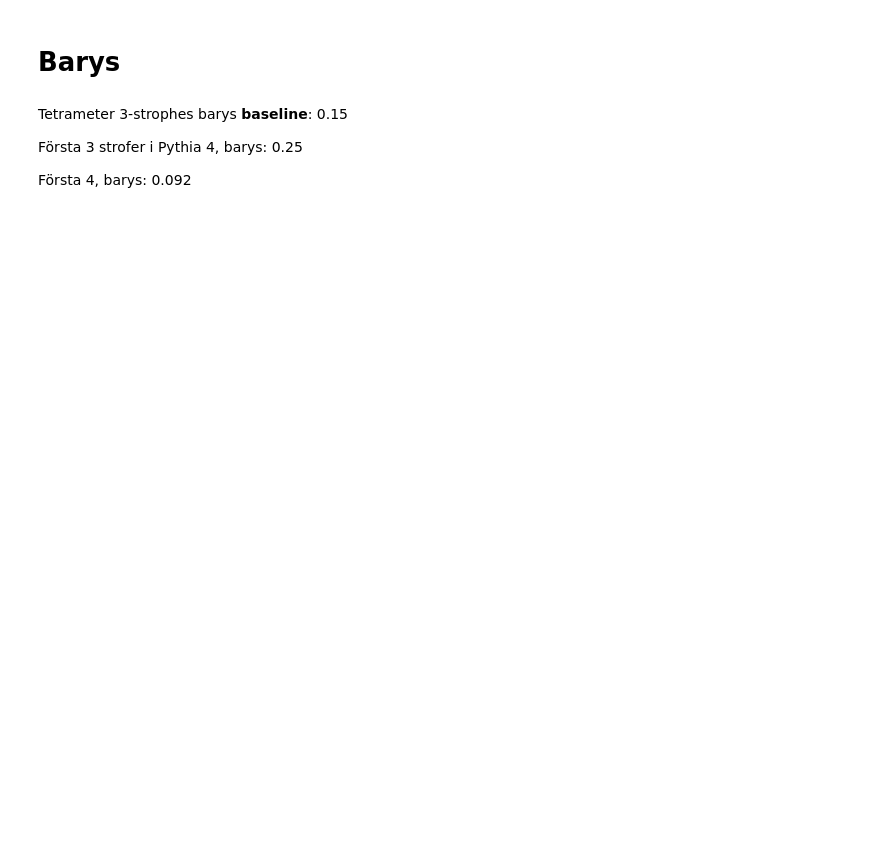
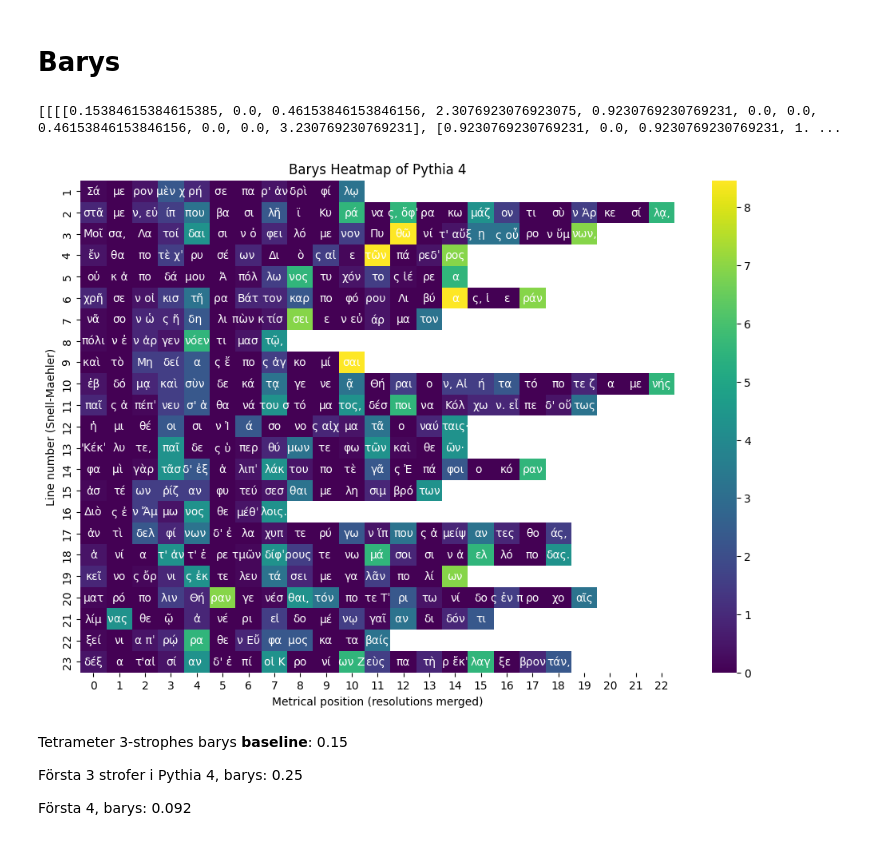
Before and after one commit to Urdatorn/responsio-accentuum, a Jupyter notebook: nb_results.ipynb, the cells around one changed output. Cells and saved outputs as stored; diff of their text form; code cells hidden in the pictures; blank space fills up the shorter version.

```diff
--- a/nb_results.ipynb
+++ b/nb_results.ipynb
@@ -175,5 +179,77 @@ plt.show()
 # %% [markdown]
 # Barys
+# %%
+from src.stats_barys_float import float_barys_corpus
+
+dir = "data/compiled/"
+float_corpus = float_barys_corpus(dir)
+print(float_corpus)
+
+# -----------------------------
+
+import matplotlib.pyplot as plt
+import numpy as np
+import seaborn as sns
+
+data = float_corpus
+
+# Unwrap nested tensor structure (since just one song, redundant cantica and play dims)
+data_matrix = data[0][0]
+
+# -----------------------------
+# 3. Shape check
+# -----------------------------
+num_rows_text = len(text_matrix)
+num_rows_data = len(data_matrix)
+
+if num_rows_text != num_rows_data:
+    raise ValueError(f"Number of rows mismatch: text_matrix={num_rows_text}, data_matrix={num_rows_data}")
+
+max_len_text = max(len(row) for row in text_matrix)
+max_len_data = max(len(row) for row in data_matrix)
+
+if max_len_text != max_len_data:
+    raise ValueError(f"Row length mismatch: max text length={max_len_text}, max data length={max_len_data}")
+
+# -----------------------------
+# 4. Pad numeric matrix for heatmap
+# -----------------------------
+max_len = max_len_data
+padded_data = np.full((len(data_matrix), max_len), np.nan)
+for i, row in enumerate(data_matrix):
+    padded_data[i, :len(row)] = row
+
+# -----------------------------
+# 5. Plot heatmap with text overlay
+# -----------------------------
+plt.figure(figsize=(12, 8))
+ax = sns.heatmap(
+    padded_data,
+    cmap="viridis",
+    mask=np.isnan(padded_data),
+    cbar=True
+)
+
+# Overlay text
+for i, row in enumerate(text_matrix):
+    for j, val in enumerate(row):
+        ax.text(
+            j + 0.5, i + 0.5,  # center in cell
+            val,
+            ha='center', va='center',
+            color='white', fontsize=10
+        )
+
+plt.xlabel("Metrical position (resolutions merged)")
+plt.ylabel("Line number (Snell-Maehler)")
+plt.title("Barys Heatmap of Pythia 4")
+plt.yticks(ticks=np.arange(len(data_matrix)) + 0.5, labels=np.arange(1, len(data_matrix)+1))
+
+plt.savefig("media/plots/heatmap_pythia_4_barys.png", dpi=400) # add arg bbox_inches='tight' to make it tight
+plt.show()
+# %% [output]
+[[[[0.15384615384615385, 0.0, 0.46153846153846156, 2.3076923076923075, 0.9230769230769231, 0.0, 0.0, 0.46153846153846156, 0.0, 0.0, 3.230769230769231], [0.9230769230769231, 0.0, 0.9230769230769231, 1. ...
+[figure, added]
 # %% [markdown]
 Tetrameter 3-strophes barys **baseline**: 0.15
 
```
Also changed, not shown: parts of 6 cells of this notebook, 4 other files.
